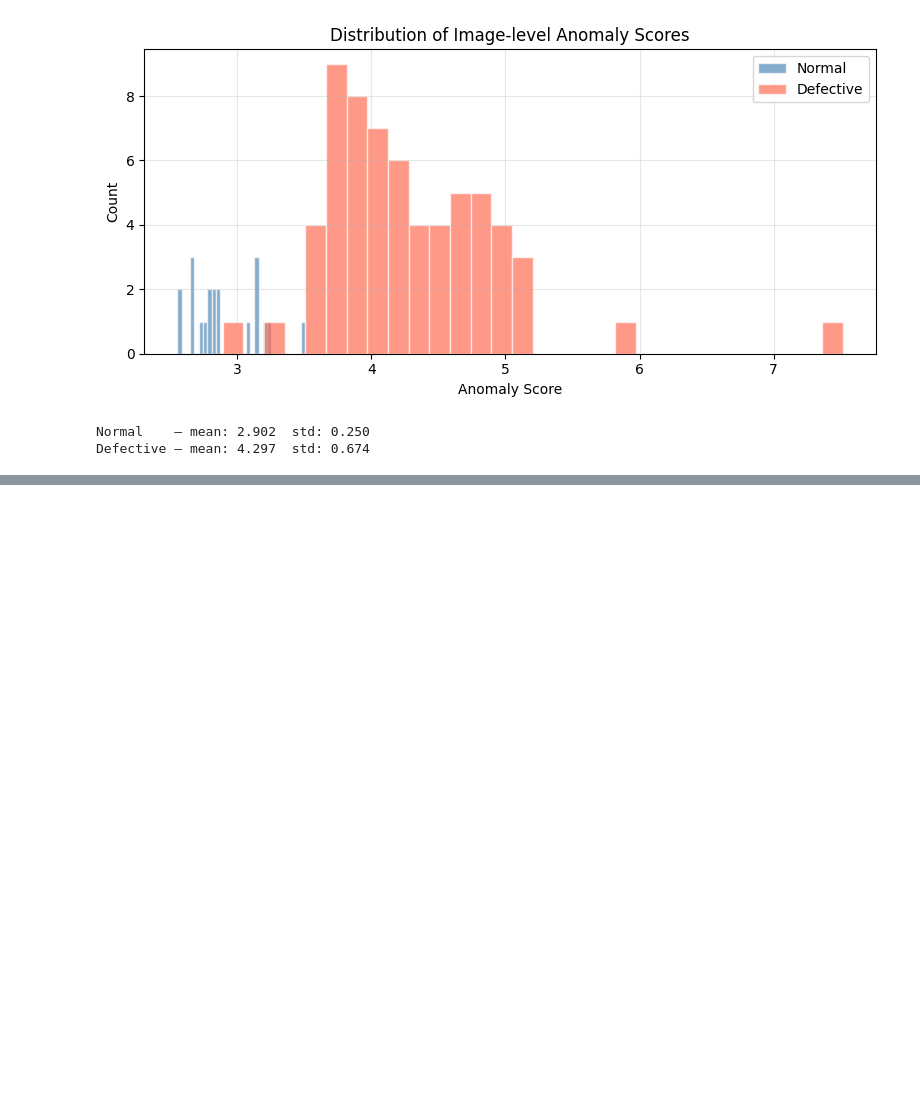
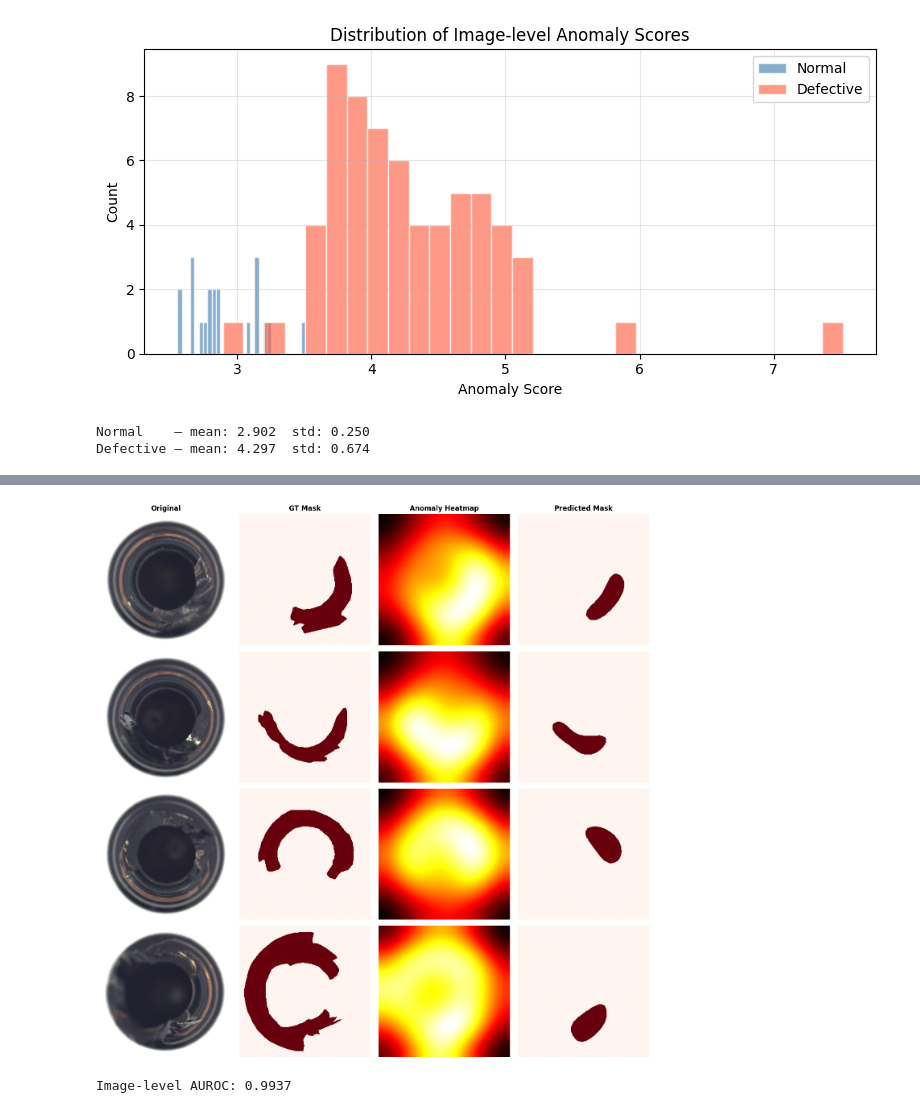
Before and after one commit to DianaHus/anomaly-detection-mvtec, a Jupyter notebook: notebook.ipynb, the cells around one changed output, grey strips where cells are left out. Saved outputs shown, nothing was run; the diff lists cells and outputs as text; code cells hidden in the pictures; blank space fills up the shorter version.

```diff
--- a/notebook.ipynb
+++ b/notebook.ipynb
@@ -503,0 +589,48 @@ Defective — mean: 4.297  std: 0.674
+# %%
+# ── De-normalisation helper to display original images ────────────────────────
+# Images in the dataset are normalised (mean subtracted, divided by std).
+# To display them correctly we must invert that operation.
+def denormalize(tensor):
+    # Create mean and std tensors with shape (3, 1, 1) to leverage broadcasting:
+    # PyTorch allows operations between tensors of different shapes when dimensions are compatible.
+    # (3, 1, 1) can operate with (3, H, W) by applying the values to every pixel.
+    mean = torch.tensor(IMAGENET_MEAN).view(3, 1, 1)
+    std  = torch.tensor(IMAGENET_STD).view(3, 1, 1)
+
+    # Invert normalisation: x_orig = x_norm * std + mean
+    # .clamp(0, 1) clips values outside [0, 1] (fixes minor numerical errors)
+    # .permute(1, 2, 0) reorders from (C, H, W) to (H, W, C) as required by matplotlib
+    # .numpy() converts to a NumPy array
+    return (tensor * std + mean).clamp(0, 1).permute(1, 2, 0).numpy()
+
+
+# Take the first 4 indices of defective images in the test set
+# np.where() returns a tuple of arrays with indices where the condition is True
+# [0] picks the first (and only) array from the tuple; [:4] takes the first 4 elements
+defect_indices = np.where(test_labels == 1)[0][:4]
+
+# ── 4x4 visualisation grid ────────────────────────────────────────────────────
+# 4 rows (one per defective image) x 4 columns (original, GT mask, heatmap, predicted mask)
+fig, axes = plt.subplots(4, 4, figsize=(14, 14))
+
+# Column headers (only in the first row)
+for col, title in enumerate(["Original", "GT Mask", "Anomaly Heatmap", "Predicted Mask"]):
+    axes[0, col].set_title(title, fontsize=12, fontweight="bold")
+
+# enumerate() adds a counter (row=0,1,2,3) to the elements of the list
+for row, idx in enumerate(defect_indices):
+    img_t, label, gt_mask = test_dataset[idx]   # retrieve the sample
+
+    axes[row, 0].imshow(denormalize(img_t))             # original image (de-normalised)
+    axes[row, 1].imshow(gt_mask, cmap="Reds", vmin=0, vmax=1)         # ground-truth mask
+    axes[row, 2].imshow(pred_norm_maps[idx], cmap="hot")               # anomaly heatmap
+    axes[row, 3].imshow(pred_masks[idx], cmap="Reds", vmin=0, vmax=1) # predicted binary mask
+
+    # Hide axes for all panels in the current row
+    for ax in axes[row]:
+        ax.axis("off")
+
+plt.tight_layout()
+plt.show()
+# %% [output]
+[figure, added]
@@ -503,0 +639,10 @@ Defective — mean: 4.297  std: 0.674
+# %%
+# ── Compute image-level AUROC ─────────────────────────────────────────────────
+# roc_auc_score() is the same scikit-learn function you already know!
+# First argument:  test_labels   -> true labels (0=normal, 1=defective)
+# Second argument: image_scores  -> predicted scores (continuous values)
+# Returns the area under the ROC curve (between 0.5 and 1.0)
+auroc_image = roc_auc_score(test_labels, image_scores)
+print(f"Image-level AUROC: {auroc_image:.4f}")
+# %% [output]
+Image-level AUROC: 0.9937
```
Also changed, not shown: parts of 7 cells of this notebook.
